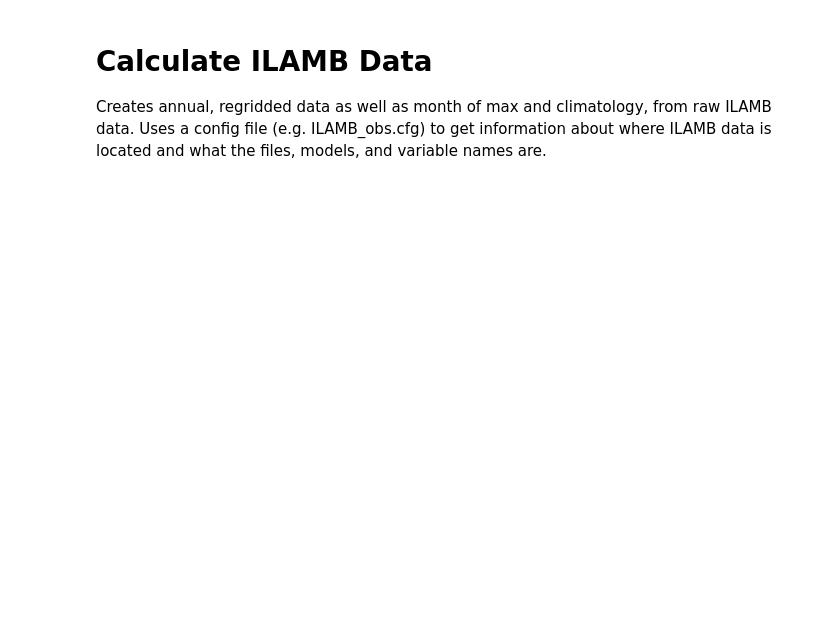
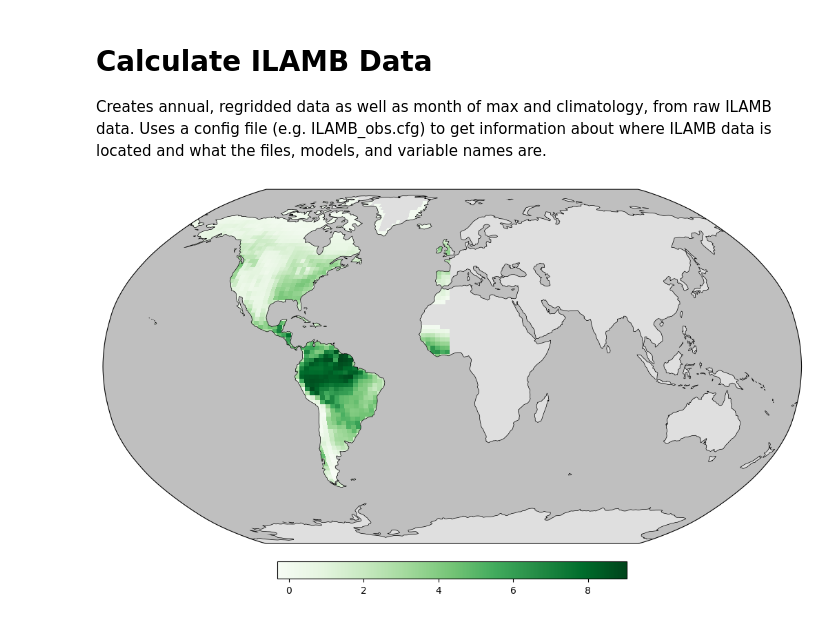
Before and after one commit to adrifoster/fates_calibration_library, a Jupyter notebook: notebooks/GetILAMBObservations.ipynb, the cells around one changed output. Cells and saved outputs as stored; diff of their text form; code cells hidden in the pictures; blank space fills up the shorter version.

```diff
--- a/notebooks/GetILAMBObservations.ipynb
+++ b/notebooks/GetILAMBObservations.ipynb
@@ -24,6 +24,8 @@ land_area_ds = os.path.join("/glade/derecho/scratch/afoster/archive",
 # config dictionary for running functions
 config_dict = {
     'top_dir': '/glade/campaign/cesm/community/lmwg/diag/ILAMB/DATA',  # location of raw ILAMB data
+    'regrid_dir': '/glade/work/afoster/FATES_calibration/observations/ILAMB_obs/regridded',  # where to put regridded ILAMB data
+    'regrid_tag': '2deg',
     'out_dir': '/glade/work/afoster/FATES_calibration/observations/ILAMB_obs',  # where to put compiled ILAMB data
     'start_date': None,  # start date to filter to
     'end_date': None,  # end date to filter to
@@ -106,0 +90,31 @@ processed_ds = (
+# %%
+dataset = 'FLUXCOM_GPP'
+attributes = ilamb_dict[dataset]
+res = '2deg'
+
+file_name = os.path.join(
+    config_dict["regrid_dir"],
+    f"{attributes['model']}_{attributes['out_var'].upper()}_{res}.nc",
+)
+regridded_dat = xr.open_dataset(file_name)
+# %%
+metadata = {
+    "units": attributes["units"],
+    "longname": attributes["longname"],
+    "original_file": file_name,
+    "user": config_dict["user"],
+}
+
+annual_ds = ilamb.get_annual_ds(
+    regridded_dat,
+    attributes["in_var"],
+    attributes["out_var"],
+    ilamb.evaluate_conversion_factor(attributes["time_conversion_factor"]),
+    metadata,
+)
+sum_annual = annual_ds[attributes["out_var"]].sum(dim='year')
+annual_ds = annual_ds.where(np.abs(sum_annual) > 0.0)
+# %%
+quick_map(annual_ds.mean(dim='year')[attributes['out_var']], 'Greens')
+# %% [output]
+[figure, added]
```
Also changed, not shown: parts of 35 cells of this notebook, 9 other files.
